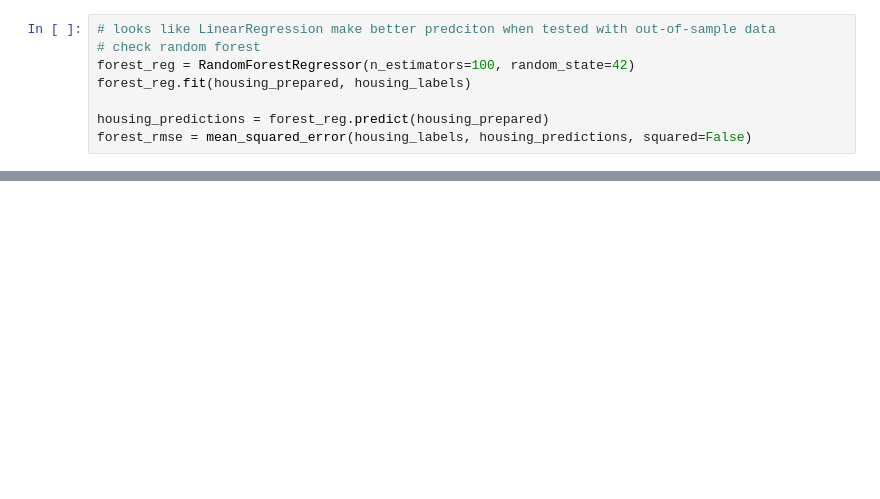
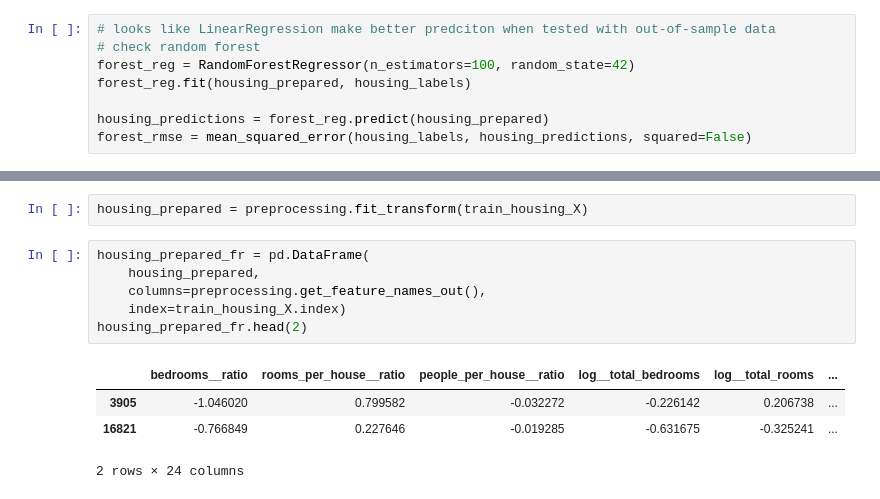
Before and after one commit to marcinsawinski/UEP_KIE_ML_LAB_PROG, a Jupyter notebook: 02_housing_solution.ipynb, the cells around one changed output, grey strips where cells are left out. Saved outputs shown, nothing was run; the diff lists cells and outputs as text; blank space fills up the shorter version.

```diff
--- a/02_housing_solution.ipynb
+++ b/02_housing_solution.ipynb
@@ -817,0 +1128,13 @@ Standard deviation: 991.5077659326503
+# %%
+housing_prepared = preprocessing.fit_transform(train_housing_X)
+# %%
+housing_prepared_fr = pd.DataFrame(
+    housing_prepared,
+    columns=preprocessing.get_feature_names_out(),
+    index=train_housing_X.index)
+housing_prepared_fr.head(2)
+# %% [output]
+|  | bedrooms__ratio | rooms_per_house__ratio | people_per_house__ratio | log__total_bedrooms | log__total_rooms | ... |
+| 3905 | -1.046020 | 0.799582 | -0.032272 | -0.226142 | 0.206738 | ... |
+| 16821 | -0.766849 | 0.227646 | -0.019285 | -0.631675 | -0.325241 | ... |
+2 rows × 24 columns
```
Also changed, not shown: parts of 28 cells of this notebook.
